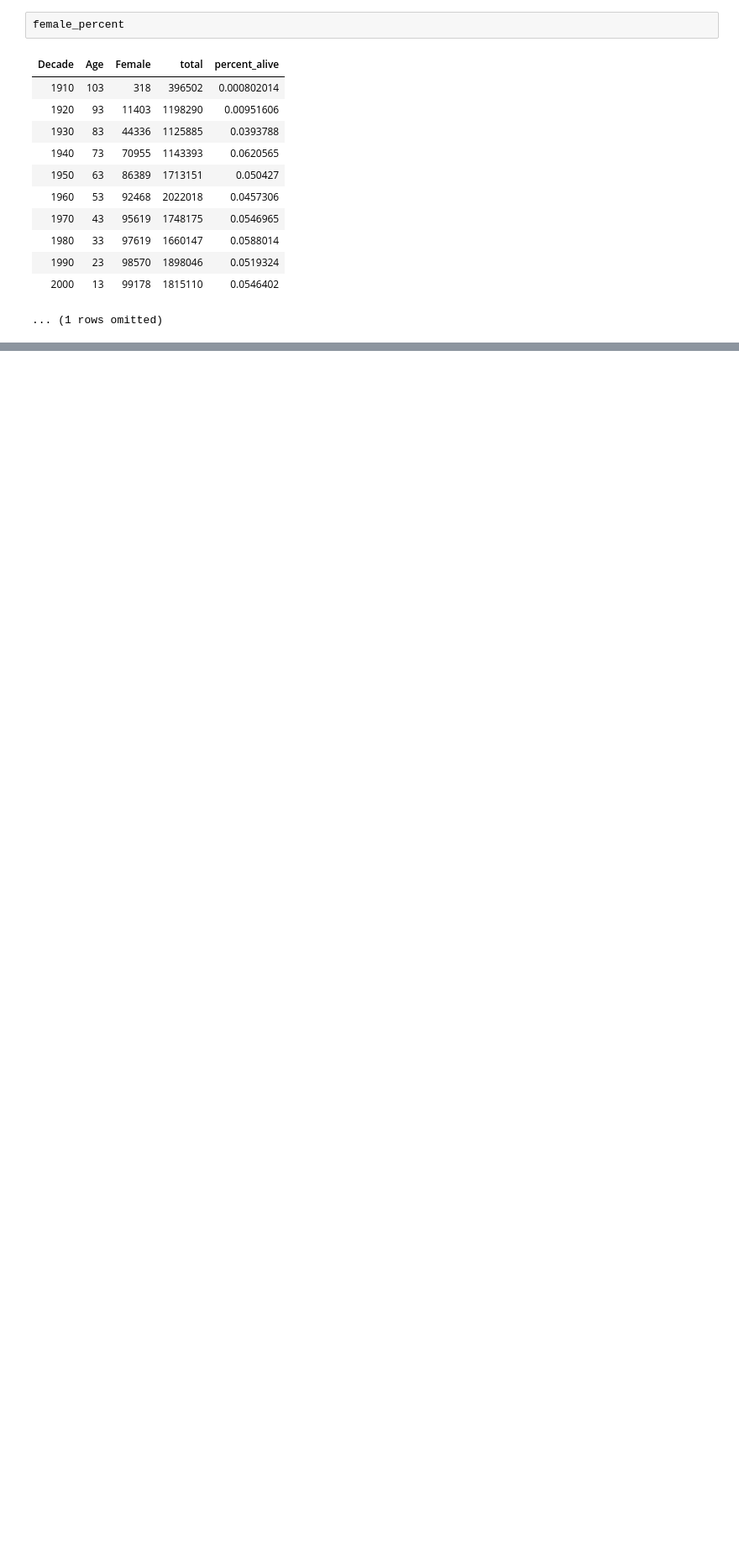
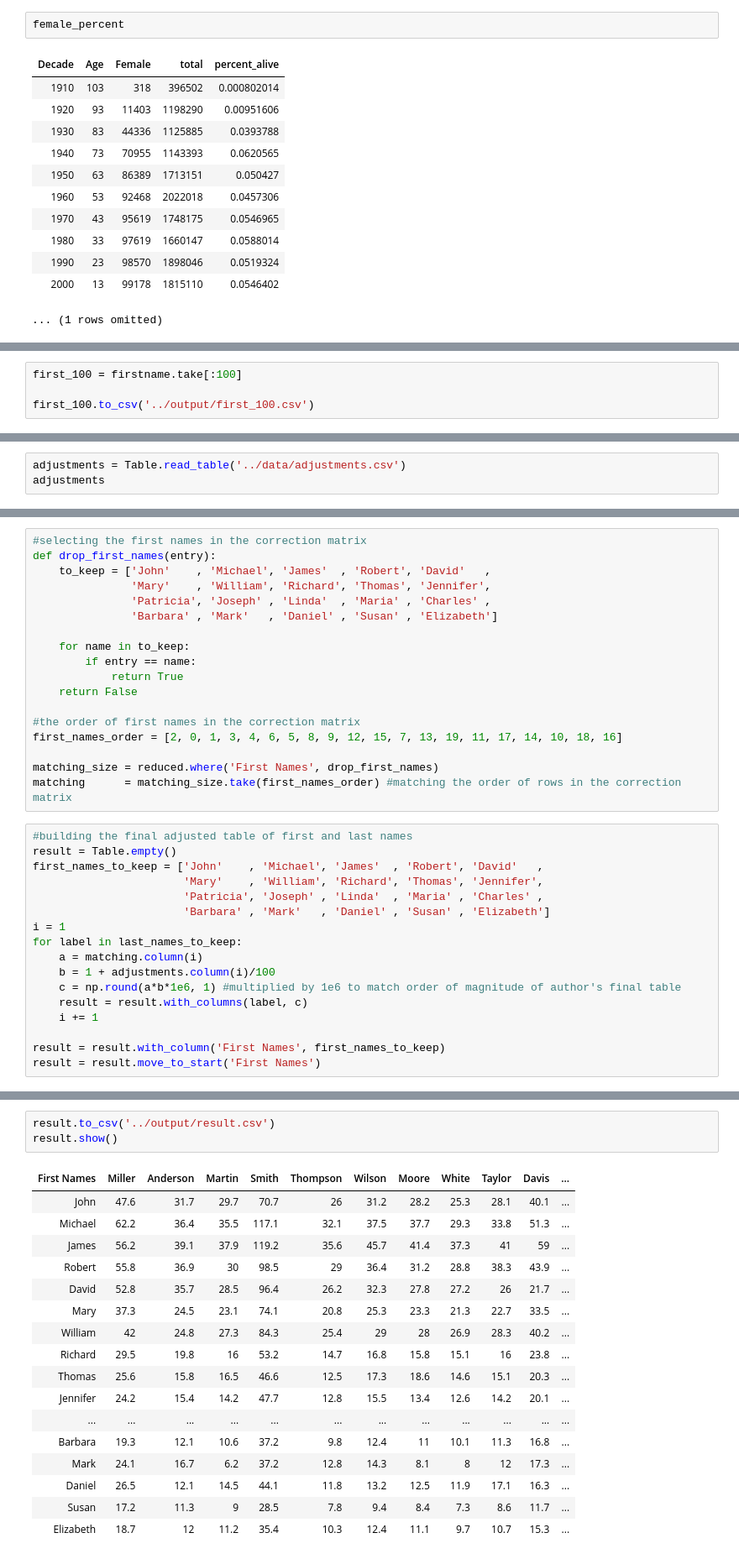
Before and after one commit to ls88-openscienceconnector/final-project-team-3, a Jupyter notebook: notebooks/Final Project Team 3.ipynb, the cells around one changed output, grey strips where cells are left out. Shown at 84% size. Drawn from its saved outputs; the diff is of its cells as text; blank space fills up the shorter version.

```diff
--- a/notebooks/Final Project Team 3.ipynb
+++ b/notebooks/Final Project Team 3.ipynb
@@ -217,0 +354,4 @@ short_Mfirst.show(20)
+# %%
+first_100 = firstname.take[:100]
+
+first_100.to_csv('../output/first_100.csv')
@@ -217,0 +417,3 @@ short_Mfirst.show(20)
+# %%
+adjustments = Table.read_table('../data/adjustments.csv')
+adjustments
@@ -217,0 +445,35 @@ short_Mfirst.show(20)
+# %%
+#selecting the first names in the correction matrix
+def drop_first_names(entry):
+    to_keep = ['John'    , 'Michael', 'James'  , 'Robert', 'David'   ,
+               'Mary'    , 'William', 'Richard', 'Thomas', 'Jennifer',
+               'Patricia', 'Joseph' , 'Linda'  , 'Maria' , 'Charles' ,
+               'Barbara' , 'Mark'   , 'Daniel' , 'Susan' , 'Elizabeth']
+
+    for name in to_keep:
+        if entry == name:
+            return True
+    return False
+
+#the order of first names in the correction matrix
+first_names_order = [2, 0, 1, 3, 4, 6, 5, 8, 9, 12, 15, 7, 13, 19, 11, 17, 14, 10, 18, 16]
+
+matching_size = reduced.where('First Names', drop_first_names)
+matching      = matching_size.take(first_names_order) #matching the order of rows in the correction matrix
+# %%
+#building the final adjusted table of first and last names
+result = Table.empty()
+first_names_to_keep = ['John'    , 'Michael', 'James'  , 'Robert', 'David'   ,
+                       'Mary'    , 'William', 'Richard', 'Thomas', 'Jennifer',
+                       'Patricia', 'Joseph' , 'Linda'  , 'Maria' , 'Charles' ,
+                       'Barbara' , 'Mark'   , 'Daniel' , 'Susan' , 'Elizabeth']
+i = 1
+for label in last_names_to_keep:
+    a = matching.column(i)
+    b = 1 + adjustments.column(i)/100
+    c = np.round(a*b*1e6, 1) #multiplied by 1e6 to match order of magnitude of author's final table
+    result = result.with_columns(label, c)
+    i += 1
+
+result = result.with_column('First Names', first_names_to_keep)
+result = result.move_to_start('First Names')
@@ -217,0 +482,21 @@ short_Mfirst.show(20)
+# %%
+result.to_csv('../output/result.csv')
+result.show()
+# %% [output]
+| First Names | Miller | Anderson | Martin | Smith | Thompson | Wilson | Moore | White | Taylor | Davis | ... |
+| John | 47.6 | 31.7 | 29.7 | 70.7 | 26 | 31.2 | 28.2 | 25.3 | 28.1 | 40.1 | ... |
+| Michael | 62.2 | 36.4 | 35.5 | 117.1 | 32.1 | 37.5 | 37.7 | 29.3 | 33.8 | 51.3 | ... |
+| James | 56.2 | 39.1 | 37.9 | 119.2 | 35.6 | 45.7 | 41.4 | 37.3 | 41 | 59 | ... |
+| Robert | 55.8 | 36.9 | 30 | 98.5 | 29 | 36.4 | 31.2 | 28.8 | 38.3 | 43.9 | ... |
+| David | 52.8 | 35.7 | 28.5 | 96.4 | 26.2 | 32.3 | 27.8 | 27.2 | 26 | 21.7 | ... |
+| Mary | 37.3 | 24.5 | 23.1 | 74.1 | 20.8 | 25.3 | 23.3 | 21.3 | 22.7 | 33.5 | ... |
+| William | 42 | 24.8 | 27.3 | 84.3 | 25.4 | 29 | 28 | 26.9 | 28.3 | 40.2 | ... |
+| Richard | 29.5 | 19.8 | 16 | 53.2 | 14.7 | 16.8 | 15.8 | 15.1 | 16 | 23.8 | ... |
+| Thomas | 25.6 | 15.8 | 16.5 | 46.6 | 12.5 | 17.3 | 18.6 | 14.6 | 15.1 | 20.3 | ... |
+| Jennifer | 24.2 | 15.4 | 14.2 | 47.7 | 12.8 | 15.5 | 13.4 | 12.6 | 14.2 | 20.1 | ... |
+| ... | ... | ... | ... | ... | ... | ... | ... | ... | ... | ... | ... |
+| Barbara | 19.3 | 12.1 | 10.6 | 37.2 | 9.8 | 12.4 | 11 | 10.1 | 11.3 | 16.8 | ... |
+| Mark | 24.1 | 16.7 | 6.2 | 37.2 | 12.8 | 14.3 | 8.1 | 8 | 12 | 17.3 | ... |
+| Daniel | 26.5 | 12.1 | 14.5 | 44.1 | 11.8 | 13.2 | 12.5 | 11.9 | 17.1 | 16.3 | ... |
+| Susan | 17.2 | 11.3 | 9 | 28.5 | 7.8 | 9.4 | 8.4 | 7.3 | 8.6 | 11.7 | ... |
+| Elizabeth | 18.7 | 12 | 11.2 | 35.4 | 10.3 | 12.4 | 11.1 | 9.7 | 10.7 | 15.3 | ... |
```
Also changed, not shown: parts of 55 cells of this notebook.
